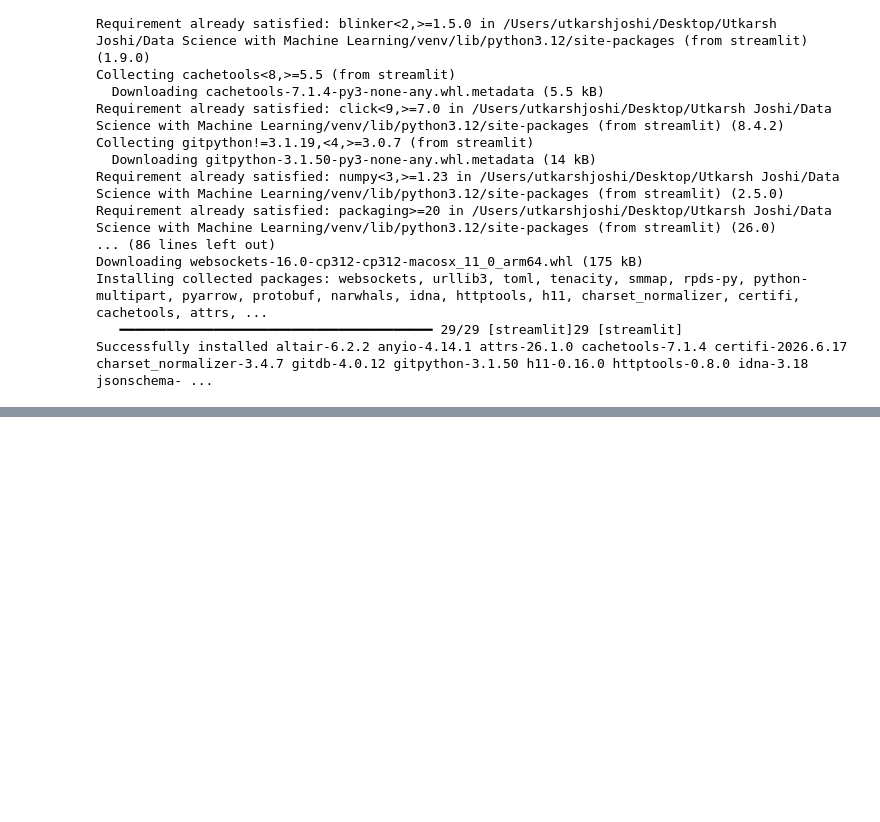
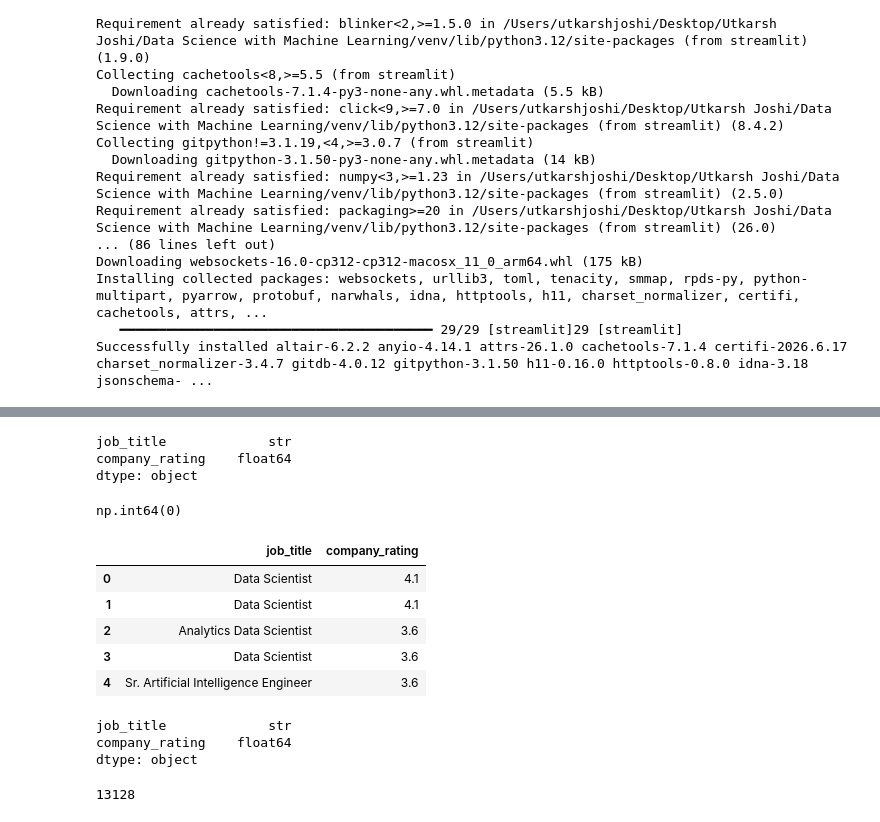
Before and after one commit to utkarshjoshi24/Machine-Learning-, a Jupyter notebook: Streamlit/test.ipynb, the cells around one changed output, grey strips where cells are left out. Cells and saved outputs as stored; diff of their text form; code cells hidden in the pictures; blank space fills up the shorter version.

```diff
--- a/Streamlit/test.ipynb
+++ b/Streamlit/test.ipynb
@@ -20,0 +53,30 @@ Successfully installed altair-6.2.2 anyio-4.14.1 attrs-26.1.0 cachetools-7.1.4 c
+# %%
+df[["job_title", "company_rating"]].dtypes
+# %% [output]
+job_title             str
+company_rating    float64
+dtype: object
+# %%
+df["company_rating"].describe()
+df["company_rating"].isna().sum()
+# %% [output]
+np.int64(0)
+# %%
+df[["job_title", "company_rating"]].head()
+# %% [output]
+|  | job_title | company_rating |
+| 0 | Data Scientist | 4.1 |
+| 1 | Data Scientist | 4.1 |
+| 2 | Analytics Data Scientist | 3.6 |
+| 3 | Data Scientist | 3.6 |
+| 4 | Sr. Artificial Intelligence Engineer | 3.6 |
+# %%
+df[["job_title", "company_rating"]].dtypes
+# %% [output]
+job_title             str
+company_rating    float64
+dtype: object
+# %%
+df["job_title"].nunique()
+# %% [output]
+13128
```
Also changed, not shown: parts of 3 cells of this notebook, 2 other files.
